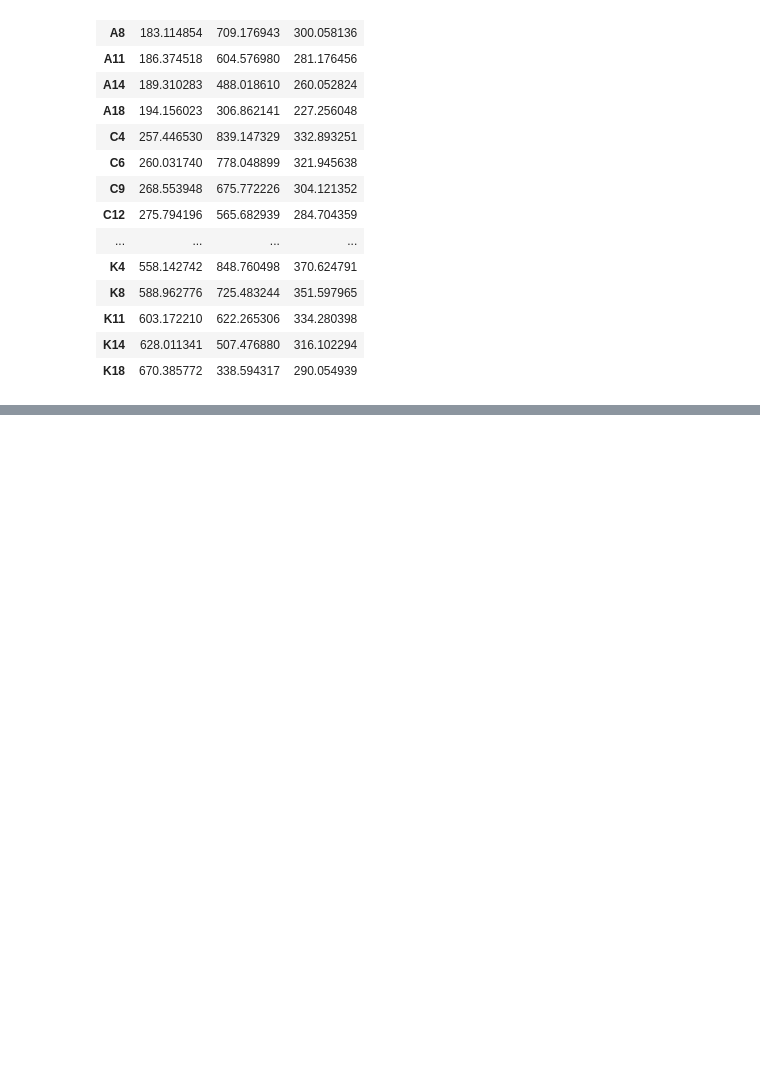
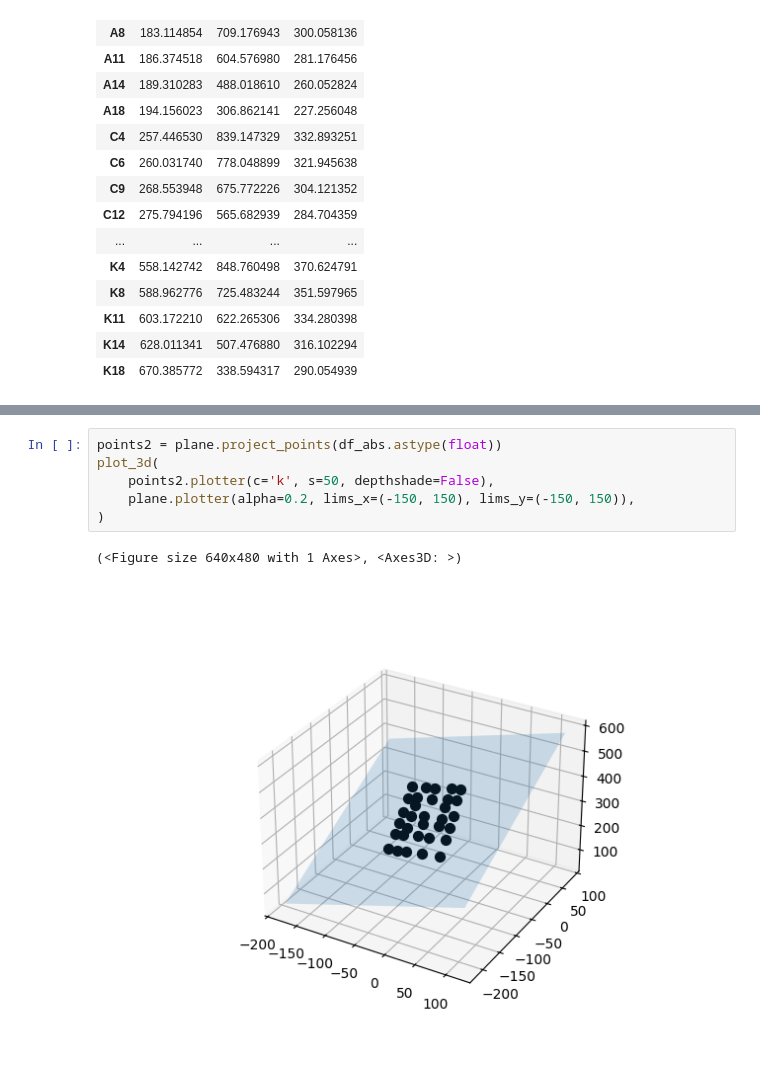
Before and after one commit to jipparchus/Gamba, a Jupyter notebook: app/MVP/concept_test.ipynb, the cells around one changed output, grey strips where cells are left out. Cells and saved outputs as stored; diff of their text form; blank space fills up the shorter version.

```diff
--- a/app/MVP/concept_test.ipynb
+++ b/app/MVP/concept_test.ipynb
@@ -225,0 +361,9 @@ Text(0.5, 0, 'Z')
+# %%
+points2 = plane.project_points(df_abs.astype(float))
+plot_3d(
+    points2.plotter(c='k', s=50, depthshade=False),
+    plane.plotter(alpha=0.2, lims_x=(-150, 150), lims_y=(-150, 150)),
+)
+# %% [output]
+(<Figure size 640x480 with 1 Axes>, <Axes3D: >)
+[figure, added]
```
Also changed, not shown: parts of 30 cells of this notebook, 3 other files.
